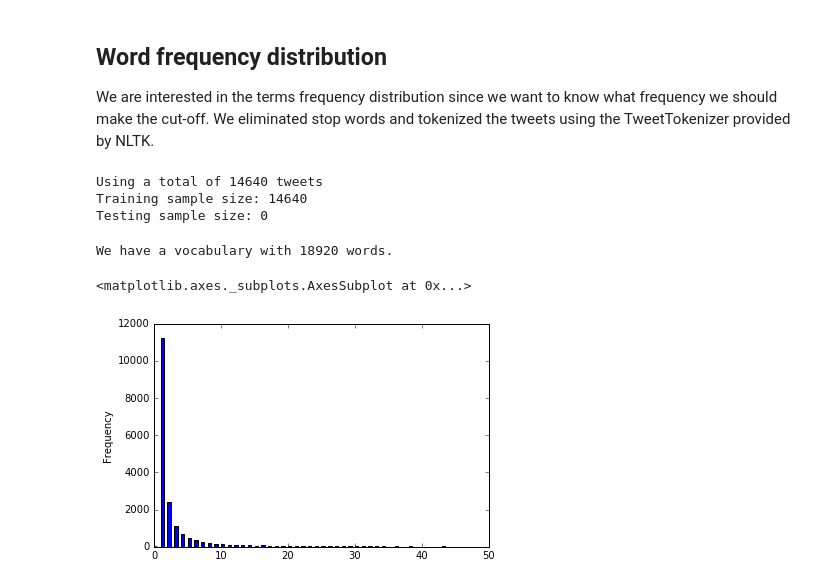
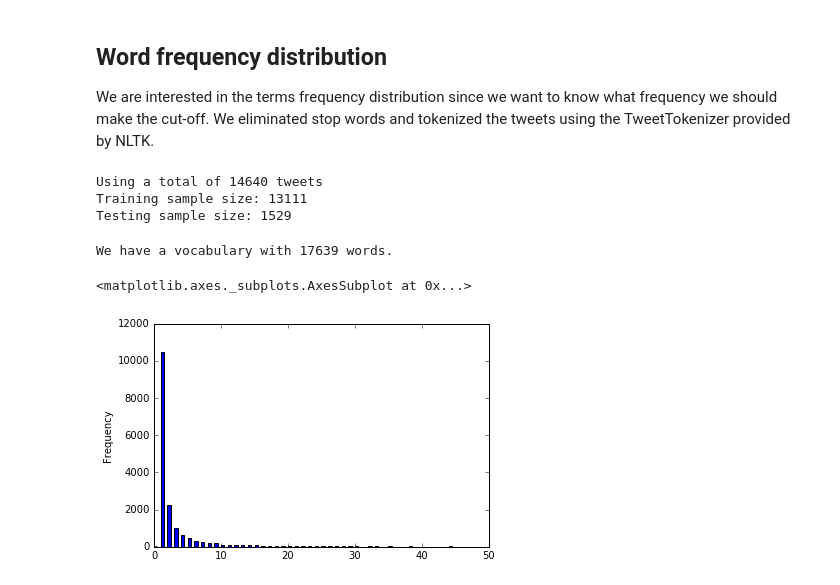
Before and after one commit to vlad-doru/master, a Jupyter notebook: TM/Dataset Exploration.ipynb, the cells around one changed output. Saved outputs shown, nothing was run; the diff lists cells and outputs as text; code cells hidden in the pictures.

Commit message:
We have some quality scripts so far.

```diff
--- a/TM/Dataset Exploration.ipynb
+++ b/TM/Dataset Exploration.ipynb
@@ -36,24 +36,24 @@ We eliminated stop words and tokenized the tweets using the TweetTokenizer provi
 # %%
 from lib import processing
 
-data, _ = processing.process_data(df, sample_size=1, split_size=1)
+training_data, testing_data = processing.process_data(df, sample_size=1)
 # %% [output]
 Using a total of 14640 tweets
-Training sample size: 14640
-Testing sample size: 0
+Training sample size: 13111
+Testing sample size: 1529
 # %%
 from collections import defaultdict
 
 freq = defaultdict(int)
-for tokens, _ in data:
+for tokens, _ in training_data:
     for token in tokens:
         freq[token] += 1
 
 print("We have a vocabulary with {0} words.".format(len(freq)))
-x = sorted([(value, key) for key, value in freq.items()])
-x = pandas.Series(list(freq.values()))
-x.plot(kind='hist', bins = 100, range=(0, 50))
+freq_list = sorted([(value, key) for key, value in freq.items()])
+freq_list = pandas.Series(list(freq.values()))
+freq_list.plot(kind='hist', bins = 100, range=(0, 50))
 # %% [output]
-We have a vocabulary with 18920 words.
+We have a vocabulary with 17639 words.
 <matplotlib.axes._subplots.AxesSubplot at 0x...>
-[figure, old version]
+[figure, new version]
```
Also changed, not shown: parts of 6 cells of this notebook, 5 other files.
